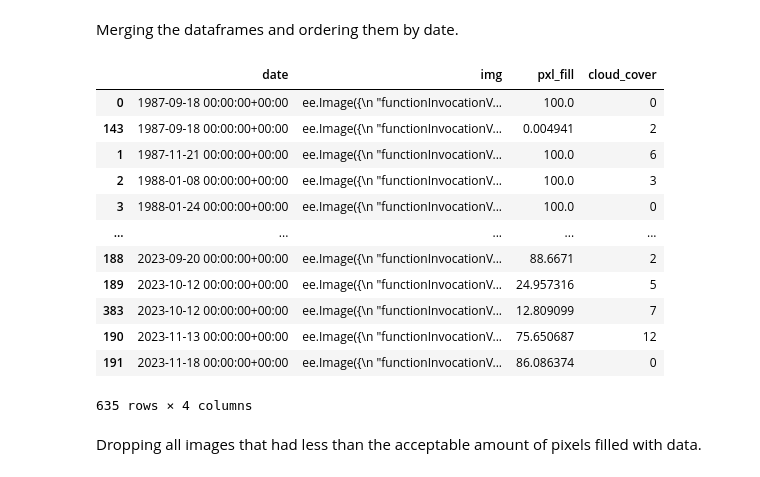
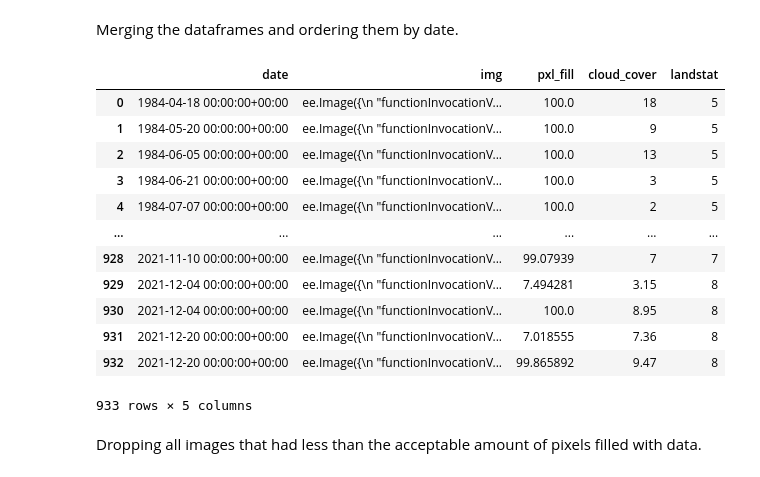
Before and after one commit to Bindila-Bogdan/Lakes-Analysis, a Jupyter notebook: notebooks/create_dataset.ipynb, the cells around one changed output. Drawn from its saved outputs; the diff is of its cells as text; code cells hidden in the pictures.

```diff
--- a/notebooks/create_dataset.ipynb
+++ b/notebooks/create_dataset.ipynb
@@ -75,7 +88,7 @@ sat5_dataset = (
 sat5_dataset = sat5_dataset.map(apply_scale_factors)
 
 sat5_list_num = len(sat5_dataset.aggregate_array('system:index').getInfo())
-print('Number of images in the SAT collection: ', sat5_list_num)
+print('Number of images in the SAT5 collection: ', sat5_list_num)
 sat5_list = sat5_dataset.toList(sat5_dataset.size())
 
 # Landstat 7 dataset
@@ -88,8 +101,21 @@ sat7_dataset = (
 sat7_dataset = sat7_dataset.map(apply_scale_factors)
 
 sat7_list_num = len(sat7_dataset.aggregate_array('system:index').getInfo())
-print('Number of images in the SAT collection: ', sat7_list_num)
+print('Number of images in the SAT7 collection: ', sat7_list_num)
 sat7_list = sat7_dataset.toList(sat7_dataset.size())
+
+# Landstat 8 dataset
+sat8_dataset = (
+    ee.ImageCollection('LANDSAT/LC08/C02/T1_L2')
+    .filterDate(start_date, end_date)
+    .filterBounds(region)
+    .filterMetadata('CLOUD_COVER','less_than', max_cloud_cover)
+)
+sat8_dataset = sat8_dataset.map(apply_scale_factors_8)
+
+sat8_list_num = len(sat8_dataset.aggregate_array('system:index').getInfo())
+print('Number of images in the SAT8 collection: ', sat8_list_num)
+sat8_list = sat8_dataset.toList(sat8_dataset.size())
 
 # Ground Truth dataset
 gt_dataset = ee.ImageCollection('JRC/GSW1_4/MonthlyHistory') \
@@ -157,7 +162,7 @@ df_gt
 # %% [markdown]
 Loading the SAT5 dataset collection to a dataframe.
 # %%
-df_sat5 = pd.DataFrame(columns=['date','img','pxl_fill','cloud_cover'])
+df_sat5 = pd.DataFrame(columns=['date','img','pxl_fill','cloud_cover','landstat'])
 
 for i in range(0,sat5_list_num): #Change upper bound to be length of post-none drop df
     img_id = i
@@ -170,10 +175,10 @@ for i in range(0,sat5_list_num): #Change upper bound to be length of post-none d
     awei = image.expression(
     '4 * (B2 - B5) - (0.25 * B4 + 2.75 * B7)',
     {
-        'B2': image.select('SR_B2'),
-        'B5': image.select('SR_B5'),
-        'B4': image.select('SR_B4'),
-        'B7': image.select('SR_B7')
+        'B2': image.select('SR_B2'), #green
+        'B5': image.select('SR_B5'), #SWIR 1
+        'B4': image.select('SR_B4'), #NIR
+        'B7': image.select('SR_B7')  #SWIR 2
     })
 
     image = image.addBands(awei.rename('awei')) #add calculated index as a band to the SAT image
@@ -207,5 +212,7 @@ for i in range(0,sat5_list_num): #Change upper bound to be length of post-none d
 
     df_sat5.loc[img_id,'cloud_cover'] = image.get('CLOUD_COVER').getInfo()
 
+    df_sat5.loc[img_id,'landstat'] = 5
+
 df_sat5
 # %% [output]
@@ -225,7 +248,7 @@ df_sat5
 # %% [markdown]
 Loading the SAT7 dataset collection to a dataframe.
 # %%
-df_sat7 = pd.DataFrame(columns=['date','img','pxl_fill','cloud_cover'])
+df_sat7 = pd.DataFrame(columns=['date','img','pxl_fill','cloud_cover','landstat'])
 
 for i in range(0,sat7_list_num): #Change upper bound to be length of post-none drop df
     img_id = i
@@ -238,7 +261,7 @@ for i in range(0,sat7_list_num): #Change upper bound to be length of post-none d
     awei = image.expression(
     '4 * (B2 - B5) - (0.25 * B4 + 2.75 * B7)',
     {
-        'B2': image.select('SR_B2'),
+        'B2': image.select('SR_B2'), #
         'B5': image.select('SR_B5'),
         'B4': image.select('SR_B4'),
         'B7': image.select('SR_B7')
@@ -275,5 +298,7 @@ for i in range(0,sat7_list_num): #Change upper bound to be length of post-none d
 
     df_sat7.loc[img_id,'cloud_cover'] = image.get('CLOUD_COVER').getInfo()
 
-df_sat7
+    df_sat7.loc[img_id,'landstat'] = 7
+
+df_sat7 #35 minutes
 # %% [output]
@@ -293,22 +404,23 @@ df_sat7
 # %% [markdown]
 Merging the dataframes and ordering them by date.
 # %%
-df_sat57 = pd.concat([df_sat5, df_sat7])
+df_sat57 = pd.concat([df_sat5, df_sat7, df_sat8])
 df_sat57 = df_sat57.sort_values('date')
+df_sat57.reset_index(drop=True,inplace=True)
 df_sat57
 # %% [output]
-|  | date | img | pxl_fill | cloud_cover |
-| 0 | 1987-09-18 00:00:00+00:00 | ee.Image({\n "functionInvocationV... | 100.0 | 0 |
-| 143 | 1987-09-18 00:00:00+00:00 | ee.Image({\n "functionInvocationV... | 0.004941 | 2 |
-| 1 | 1987-11-21 00:00:00+00:00 | ee.Image({\n "functionInvocationV... | 100.0 | 6 |
-| 2 | 1988-01-08 00:00:00+00:00 | ee.Image({\n "functionInvocationV... | 100.0 | 3 |
-| 3 | 1988-01-24 00:00:00+00:00 | ee.Image({\n "functionInvocationV... | 100.0 | 0 |
-| ... | ... | ... | ... | ... |
-| 188 | 2023-09-20 00:00:00+00:00 | ee.Image({\n "functionInvocationV... | 88.6671 | 2 |
-| 189 | 2023-10-12 00:00:00+00:00 | ee.Image({\n "functionInvocationV... | 24.957316 | 5 |
-| 383 | 2023-10-12 00:00:00+00:00 | ee.Image({\n "functionInvocationV... | 12.809099 | 7 |
-| 190 | 2023-11-13 00:00:00+00:00 | ee.Image({\n "functionInvocationV... | 75.650687 | 12 |
-| 191 | 2023-11-18 00:00:00+00:00 | ee.Image({\n "functionInvocationV... | 86.086374 | 0 |
+|  | date | img | pxl_fill | cloud_cover | landstat |
+| 0 | 1984-04-18 00:00:00+00:00 | ee.Image({\n "functionInvocationV... | 100.0 | 18 | 5 |
+| 1 | 1984-05-20 00:00:00+00:00 | ee.Image({\n "functionInvocationV... | 100.0 | 9 | 5 |
+| 2 | 1984-06-05 00:00:00+00:00 | ee.Image({\n "functionInvocationV... | 100.0 | 13 | 5 |
+| 3 | 1984-06-21 00:00:00+00:00 | ee.Image({\n "functionInvocationV... | 100.0 | 3 | 5 |
+| 4 | 1984-07-07 00:00:00+00:00 | ee.Image({\n "functionInvocationV... | 100.0 | 2 | 5 |
+| ... | ... | ... | ... | ... | ... |
+| 928 | 2021-11-10 00:00:00+00:00 | ee.Image({\n "functionInvocationV... | 99.07939 | 7 | 7 |
+| 929 | 2021-12-04 00:00:00+00:00 | ee.Image({\n "functionInvocationV... | 7.494281 | 3.15 | 8 |
+| 930 | 2021-12-04 00:00:00+00:00 | ee.Image({\n "functionInvocationV... | 100.0 | 8.95 | 8 |
+| 931 | 2021-12-20 00:00:00+00:00 | ee.Image({\n "functionInvocationV... | 7.018555 | 7.36 | 8 |
+| 932 | 2021-12-20 00:00:00+00:00 | ee.Image({\n "functionInvocationV... | 99.865892 | 9.47 | 8 |
-635 rows × 4 columns
+933 rows × 5 columns
 # %%
 #checkpoint to save and reload data for debugging
```
Also changed, not shown: parts of 23 cells of this notebook.
